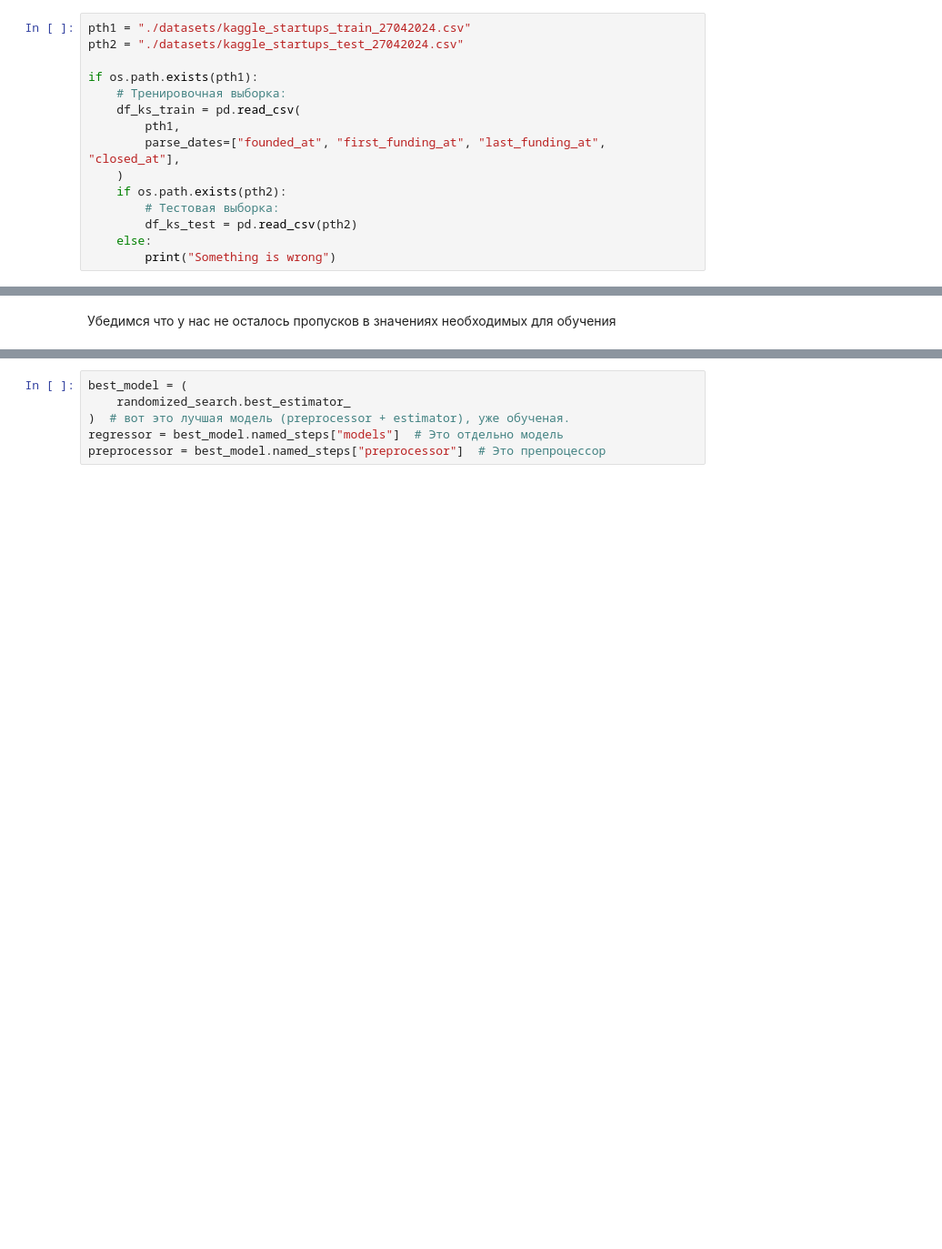
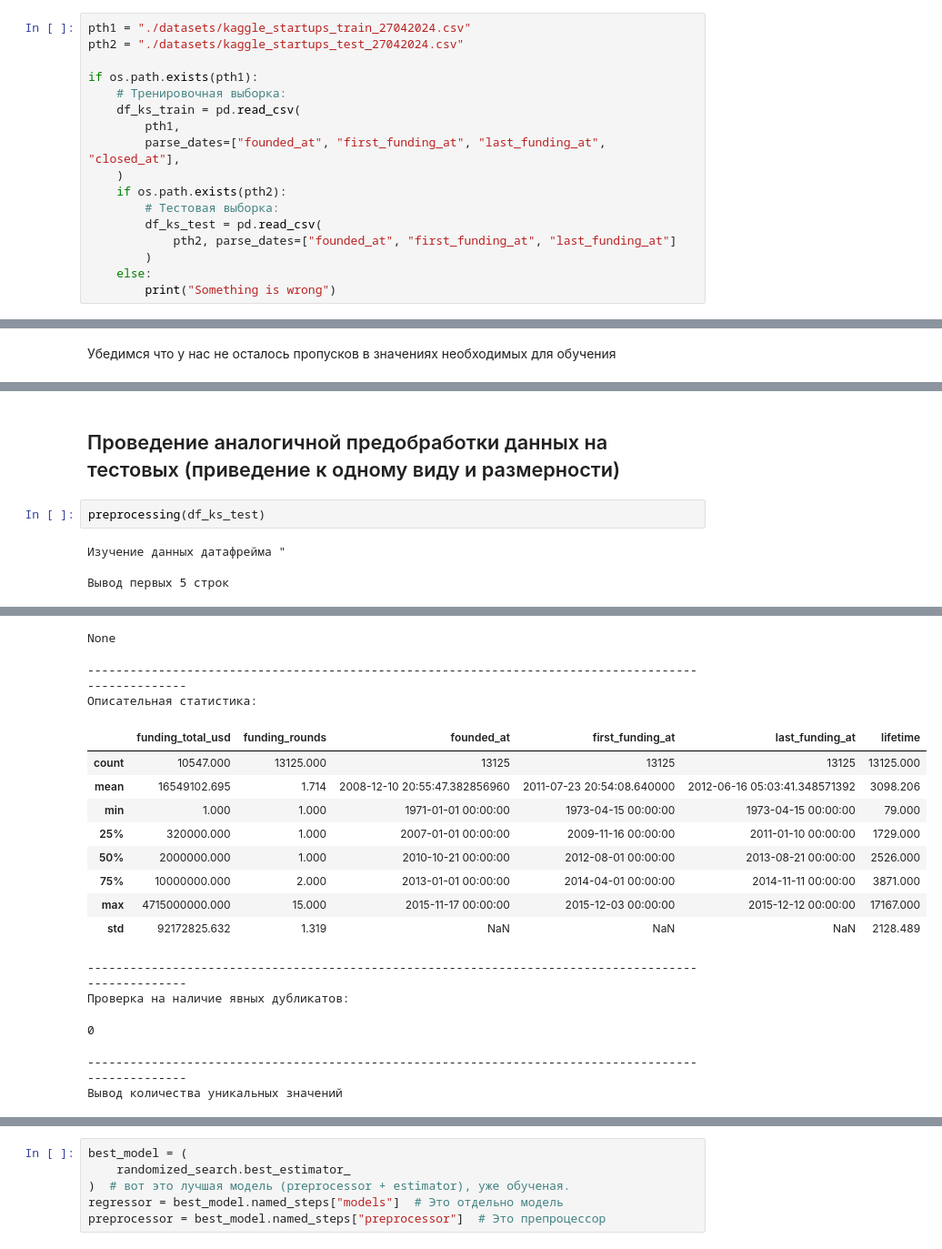
Before and after one commit to skorpion-anna/startups-operations, a Jupyter notebook: startups_operations_close_predictions.ipynb, the cells around one changed output, grey strips where cells are left out. Shown at 91% size. Saved outputs shown, nothing was run; the diff lists cells and outputs as text; blank space fills up the shorter version.

```diff
--- a/startups_operations_close_predictions.ipynb
+++ b/startups_operations_close_predictions.ipynb
@@ -122,6 +127,8 @@ if os.path.exists(pth1):
     )
     if os.path.exists(pth2):
         # Тестовая выборка:
-        df_ks_test = pd.read_csv(pth2)
+        df_ks_test = pd.read_csv(
+            pth2, parse_dates=["founded_at", "first_funding_at", "last_funding_at"]
+        )
     else:
         print("Something is wrong")
@@ -700 +820,9 @@ lifetime                0
 dtype: int64
+# %% [markdown]
+## Проведение аналогичной предобработки данных на тестовых (приведение к одному виду и размерности)
+# %%
+preprocessing(df_ks_test)
+# %% [output]
+Изучение данных датафрейма "
+
+Вывод первых 5 строк
@@ -700,0 +852,17 @@ dtype: int64
+None
+----------------------------------------------------------------------------------------------------
+Описательная статистика:
+|  | funding_total_usd | funding_rounds | founded_at | first_funding_at | last_funding_at | lifetime |
+| count | 10547.000 | 13125.000 | 13125 | 13125 | 13125 | 13125.000 |
+| mean | 16549102.695 | 1.714 | 2008-12-10 20:55:47.382856960 | 2011-07-23 20:54:08.640000 | 2012-06-16 05:03:41.348571392 | 3098.206 |
+| min | 1.000 | 1.000 | 1971-01-01 00:00:00 | 1973-04-15 00:00:00 | 1973-04-15 00:00:00 | 79.000 |
+| 25% | 320000.000 | 1.000 | 2007-01-01 00:00:00 | 2009-11-16 00:00:00 | 2011-01-10 00:00:00 | 1729.000 |
+| 50% | 2000000.000 | 1.000 | 2010-10-21 00:00:00 | 2012-08-01 00:00:00 | 2013-08-21 00:00:00 | 2526.000 |
+| 75% | 10000000.000 | 2.000 | 2013-01-01 00:00:00 | 2014-04-01 00:00:00 | 2014-11-11 00:00:00 | 3871.000 |
+| max | 4715000000.000 | 15.000 | 2015-11-17 00:00:00 | 2015-12-03 00:00:00 | 2015-12-12 00:00:00 | 17167.000 |
+| std | 92172825.632 | 1.319 | NaN | NaN | NaN | 2128.489 |
+----------------------------------------------------------------------------------------------------
+Проверка на наличие явных дубликатов:
+0
+----------------------------------------------------------------------------------------------------
+Вывод количества уникальных значений
```
Also changed, not shown: parts of 129 cells of this notebook, 5 other files.
